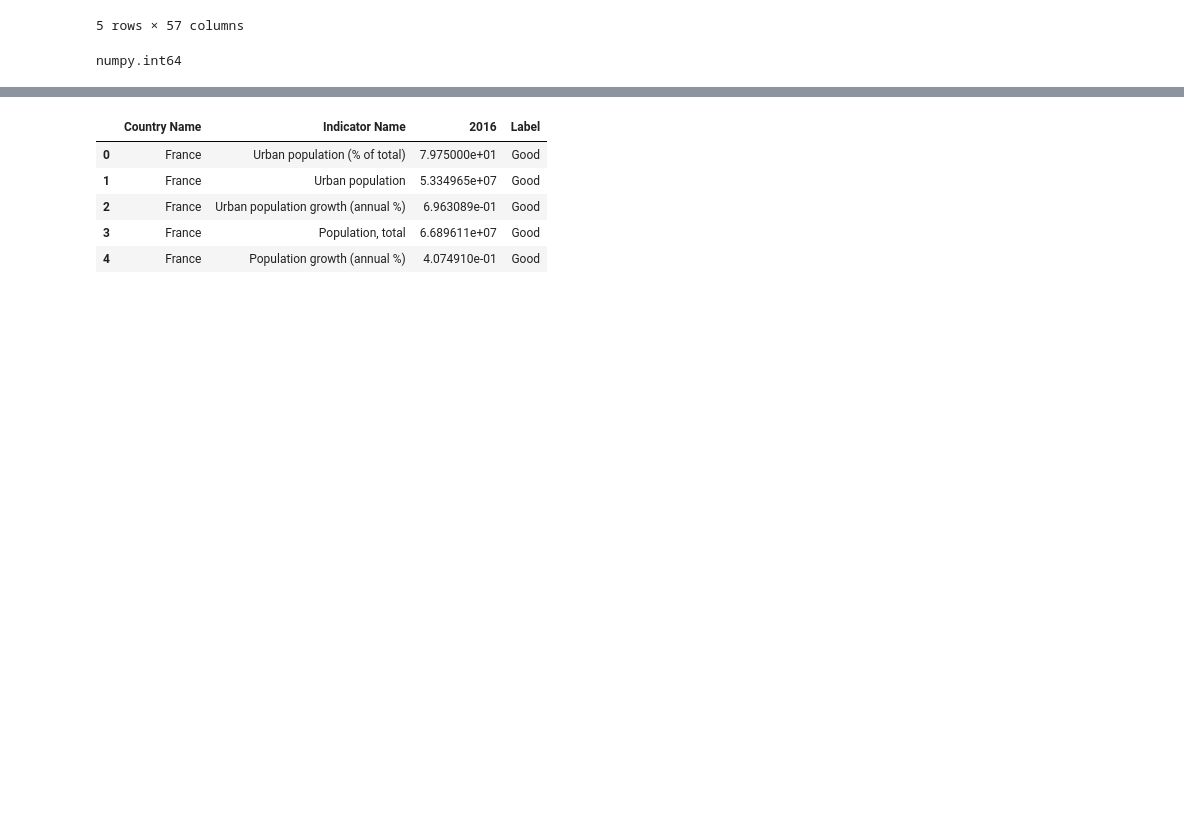
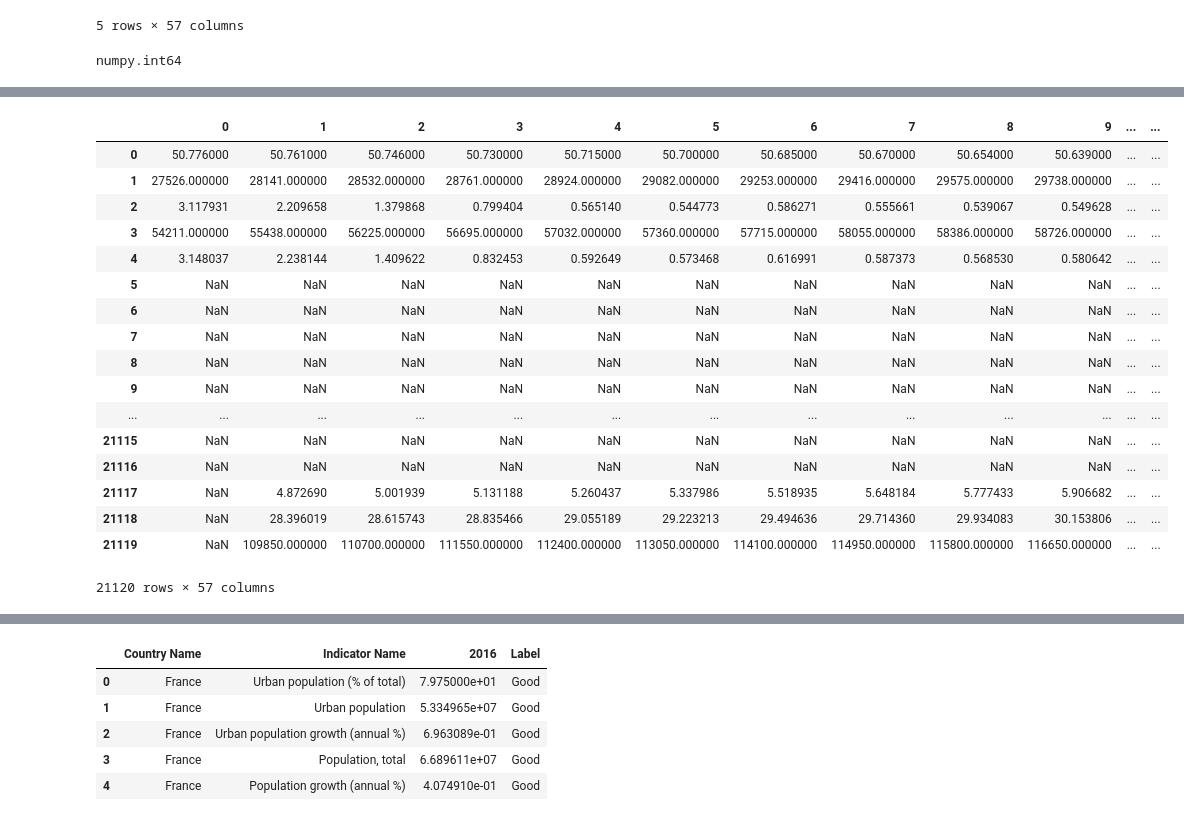
Before and after one commit to anggairawan/EPA1333, a Jupyter notebook: notebook/Final_Assignment/FA_add_more_years_interpolation.ipynb, the cells around one changed output, grey strips where cells are left out. Drawn from its saved outputs; the diff is of its cells as text; code cells hidden in the pictures; blank space fills up the shorter version.

```diff
--- a/notebook/Final_Assignment/FA_add_more_years_interpolation.ipynb
+++ b/notebook/Final_Assignment/FA_add_more_years_interpolation.ipynb
@@ -189,3 +197,24 @@ numpy.int64
+# %%
+df_gilaks
+# %% [output]
+|  | 0 | 1 | 2 | 3 | 4 | 5 | 6 | 7 | 8 | 9 | ... | ... |
+| 0 | 50.776000 | 50.761000 | 50.746000 | 50.730000 | 50.715000 | 50.700000 | 50.685000 | 50.670000 | 50.654000 | 50.639000 | ... | ... |
+| 1 | 27526.000000 | 28141.000000 | 28532.000000 | 28761.000000 | 28924.000000 | 29082.000000 | 29253.000000 | 29416.000000 | 29575.000000 | 29738.000000 | ... | ... |
+| 2 | 3.117931 | 2.209658 | 1.379868 | 0.799404 | 0.565140 | 0.544773 | 0.586271 | 0.555661 | 0.539067 | 0.549628 | ... | ... |
+| 3 | 54211.000000 | 55438.000000 | 56225.000000 | 56695.000000 | 57032.000000 | 57360.000000 | 57715.000000 | 58055.000000 | 58386.000000 | 58726.000000 | ... | ... |
+| 4 | 3.148037 | 2.238144 | 1.409622 | 0.832453 | 0.592649 | 0.573468 | 0.616991 | 0.587373 | 0.568530 | 0.580642 | ... | ... |
+| 5 | NaN | NaN | NaN | NaN | NaN | NaN | NaN | NaN | NaN | NaN | ... | ... |
+| 6 | NaN | NaN | NaN | NaN | NaN | NaN | NaN | NaN | NaN | NaN | ... | ... |
+| 7 | NaN | NaN | NaN | NaN | NaN | NaN | NaN | NaN | NaN | NaN | ... | ... |
+| 8 | NaN | NaN | NaN | NaN | NaN | NaN | NaN | NaN | NaN | NaN | ... | ... |
+| 9 | NaN | NaN | NaN | NaN | NaN | NaN | NaN | NaN | NaN | NaN | ... | ... |
+| ... | ... | ... | ... | ... | ... | ... | ... | ... | ... | ... | ... | ... |
+| 21115 | NaN | NaN | NaN | NaN | NaN | NaN | NaN | NaN | NaN | NaN | ... | ... |
+| 21116 | NaN | NaN | NaN | NaN | NaN | NaN | NaN | NaN | NaN | NaN | ... | ... |
+| 21117 | NaN | 4.872690 | 5.001939 | 5.131188 | 5.260437 | 5.337986 | 5.518935 | 5.648184 | 5.777433 | 5.906682 | ... | ... |
+| 21118 | NaN | 28.396019 | 28.615743 | 28.835466 | 29.055189 | 29.223213 | 29.494636 | 29.714360 | 29.934083 | 30.153806 | ... | ... |
+| 21119 | NaN | 109850.000000 | 110700.000000 | 111550.000000 | 112400.000000 | 113050.000000 | 114100.000000 | 114950.000000 | 115800.000000 | 116650.000000 | ... | ... |
+21120 rows × 57 columns
 # %%
 df_gilaks_interpolated = df_gilaks.interpolate(method='krogh',limit_direction='both',axis=1)
 df_gilaks_interpolated.head()
```
Also changed, not shown: parts of 9 cells of this notebook.
